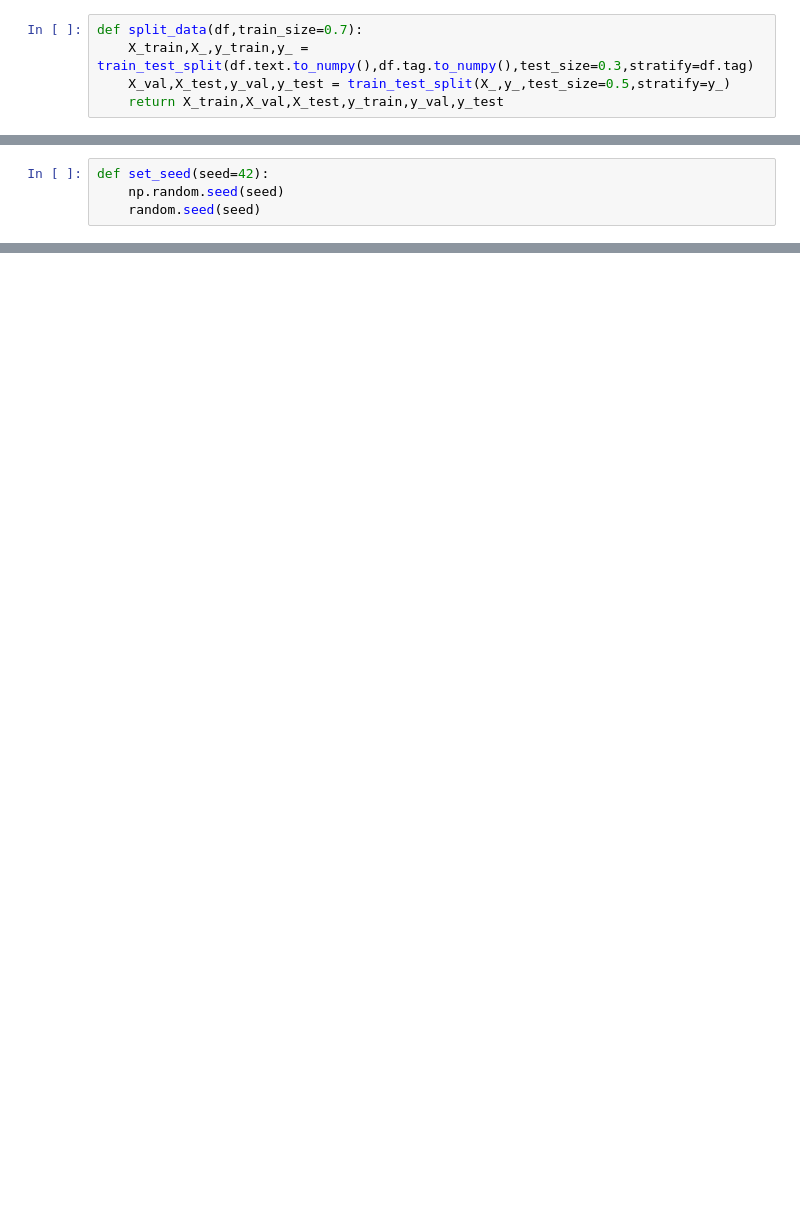
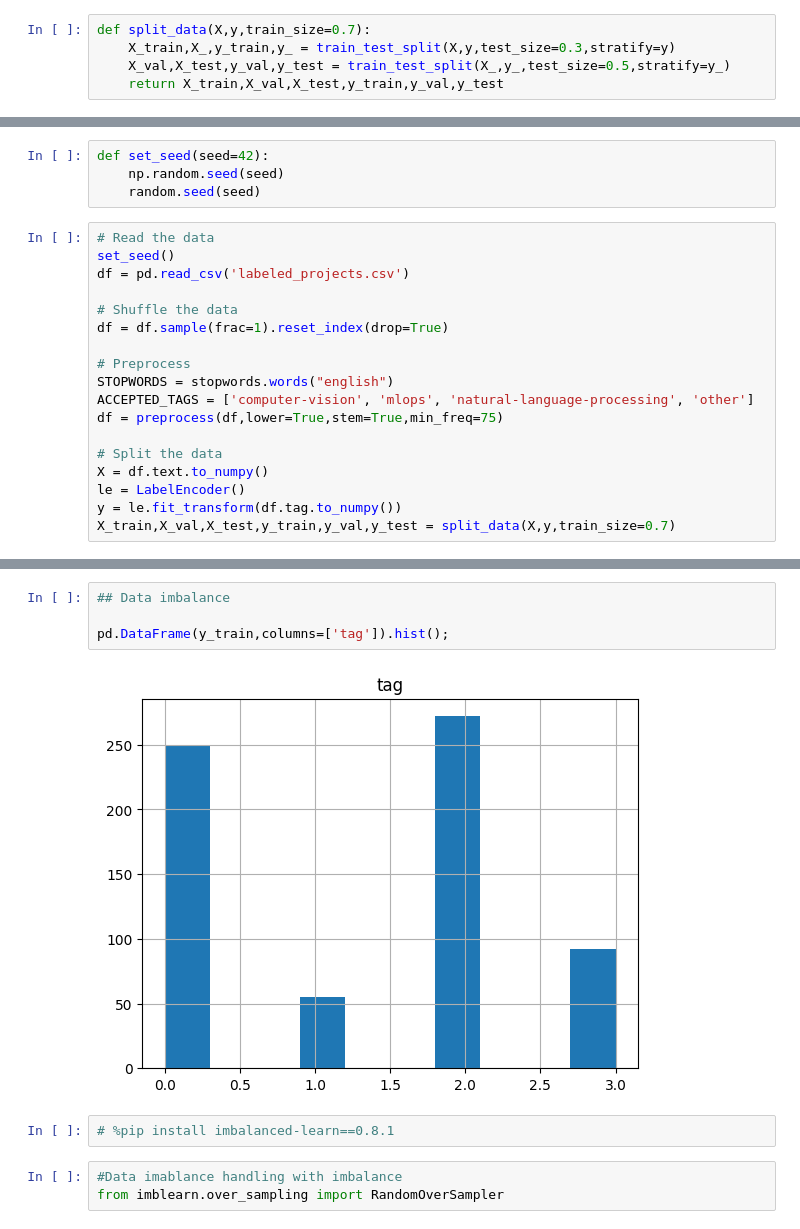
Before and after one commit to Momilijaz96/Tagifai, a Jupyter notebook: Tagify/data.ipynb, the cells around one changed output, grey strips where cells are left out. Saved outputs shown, nothing was run; the diff lists cells and outputs as text; blank space fills up the shorter version.

```diff
--- a/Tagify/data.ipynb
+++ b/Tagify/data.ipynb
@@ -243,7 +221,7 @@ df.head()
 | 3 | other | Awesome Monte Carlo Tree Search A... |
 | 4 | other | Diffusion to Vector Reference imp... |
 # %%
-def split_data(df,train_size=0.7):
-    X_train,X_,y_train,y_ = train_test_split(df.text.to_numpy(),df.tag.to_numpy(),test_size=0.3,stratify=df.tag)
+def split_data(X,y,train_size=0.7):
+    X_train,X_,y_train,y_ = train_test_split(X,y,test_size=0.3,stratify=y)
     X_val,X_test,y_val,y_test = train_test_split(X_,y_,test_size=0.5,stratify=y_)
     return X_train,X_val,X_test,y_train,y_val,y_test
@@ -342,3 +320,21 @@ import numpy as np
 def set_seed(seed=42):
     np.random.seed(seed)
     random.seed(seed)
+# %%
+# Read the data
+set_seed()
+df = pd.read_csv('labeled_projects.csv')
+
+# Shuffle the data
+df = df.sample(frac=1).reset_index(drop=True)
+
+# Preprocess
+STOPWORDS = stopwords.words("english")
+ACCEPTED_TAGS = ['computer-vision', 'mlops', 'natural-language-processing', 'other']
+df = preprocess(df,lower=True,stem=True,min_freq=75)
+
+# Split the data
+X = df.text.to_numpy()
+le = LabelEncoder()
+y = le.fit_transform(df.tag.to_numpy())
+X_train,X_val,X_test,y_train,y_val,y_test = split_data(X,y,train_size=0.7)
@@ -344,0 +363,11 @@ def set_seed(seed=42):
+# %%
+## Data imbalance
+
+pd.DataFrame(y_train,columns=['tag']).hist();
+# %% [output]
+[figure, added]
+# %%
+# %pip install imbalanced-learn==0.8.1
+# %%
+#Data imablance handling with imbalance
+from imblearn.over_sampling import RandomOverSampler
```
Also changed, not shown: parts of 15 cells of this notebook.
